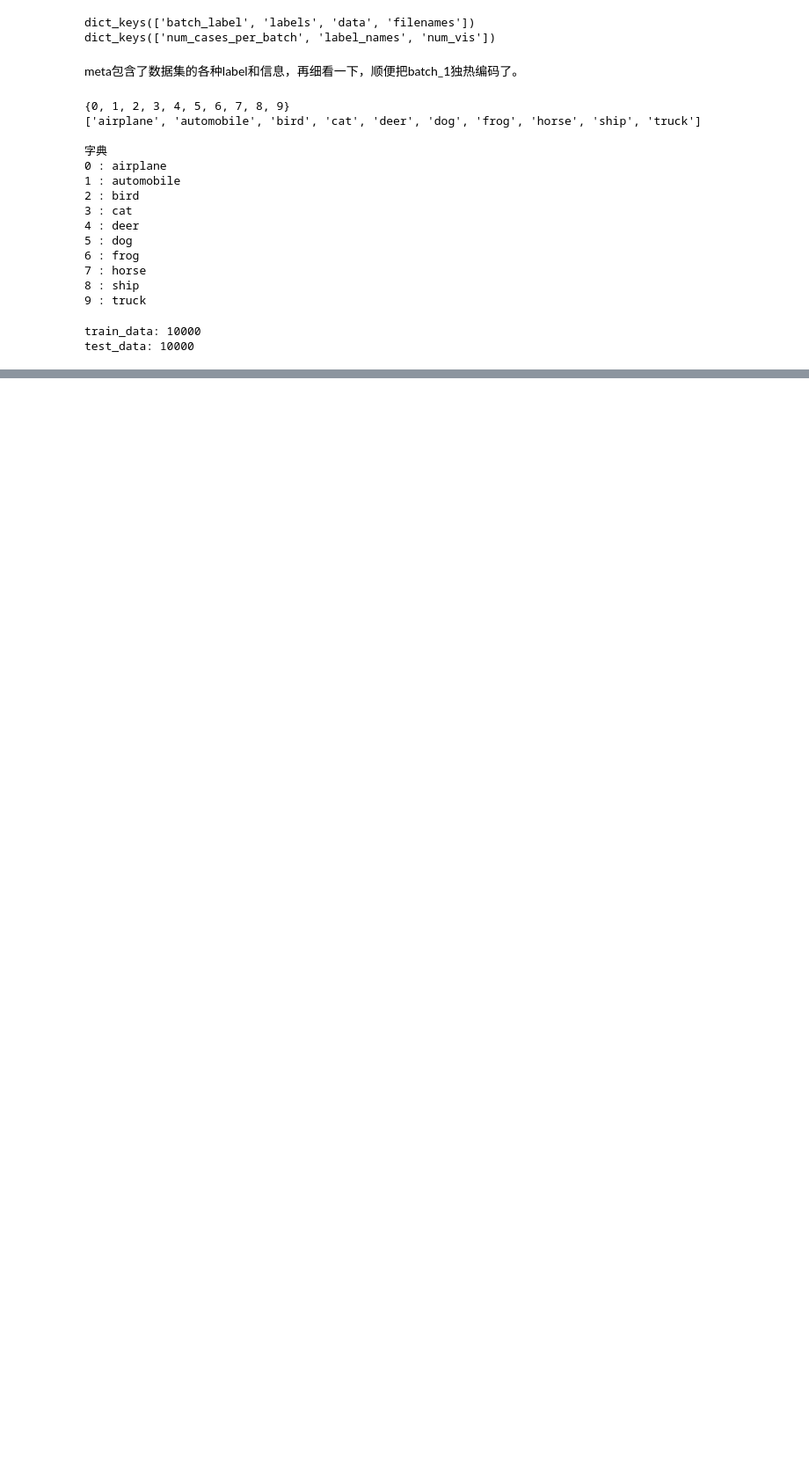
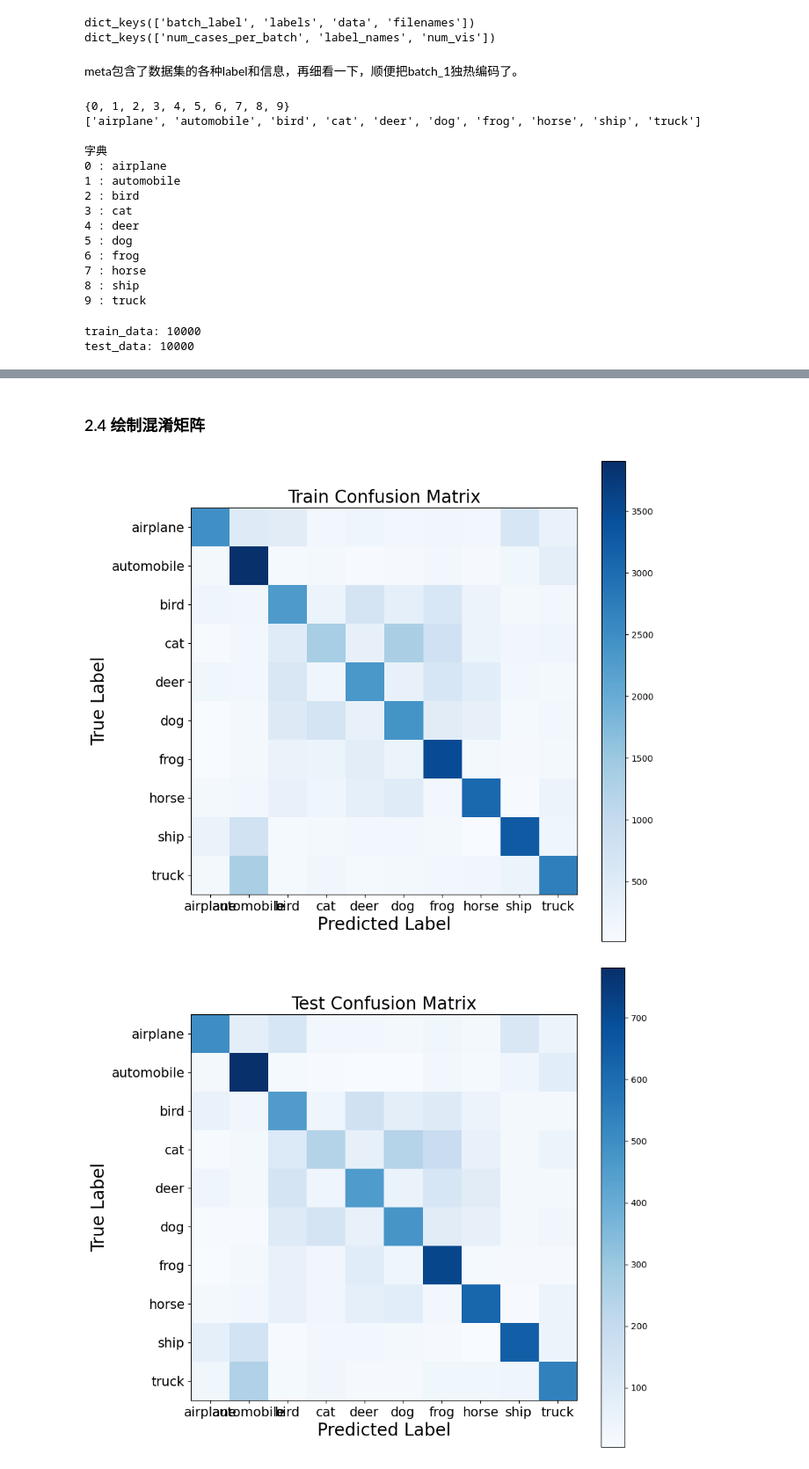
Before and after one commit to Hyr1sky/Neural-Network---Deep-Learning, a Jupyter notebook: Assignment1/CIFAR-10(MLP).ipynb, the cells around one changed output, grey strips where cells are left out. Shown: that part at 88% size. Cells and saved outputs as stored; diff of their text form; code cells hidden in the pictures; blank space fills up the shorter version.

```diff
--- a/Assignment1/CIFAR-10(MLP).ipynb
+++ b/Assignment1/CIFAR-10(MLP).ipynb
@@ -80,0 +327,17 @@ test_data: 10000
+# %%
+# 测试
+test(model, test_loader)
+# 输出预测结果
+for X in test_loader:
+    inputs, labels = X
+    if cuda:
+        inputs, labels = inputs.cuda(), labels.cuda()
+    inputs = inputs.view(inputs.size(0), -1)
+    outputs = model(inputs)
+    _, predicted = torch.max(outputs, 1)
+    # 输出图片
+    print('预测结果：')
+    print(predicted)
+    print('真实结果：')
+    print(labels)
+    break
@@ -80,0 +440,40 @@ test_data: 10000
+# %% [markdown]
+### 2.4 绘制混淆矩阵
+# %%
+# 可视化在训练数据和测试数据上的混淆矩阵
+train_confusion_matrix = torch.zeros(NUM_CLASSES, NUM_CLASSES)
+test_confusion_matrix = torch.zeros(NUM_CLASSES, NUM_CLASSES)
+
+def plot_confusion_matrix(cm, classes, title='Confusion Matrix', cmap=plt.cm.Blues):
+    plt.figure(figsize=(10, 10))
+    plt.imshow(cm, interpolation='nearest', cmap=cmap)
+    plt.title(title, fontsize=20)
+    plt.colorbar()
+    tick_marks = np.arange(len(classes))
+    plt.xticks(tick_marks, classes, fontsize=15)
+    plt.yticks(tick_marks, classes, fontsize=15)
+    plt.xlabel('Predicted Label', fontsize=20)
+    plt.ylabel('True Label', fontsize=20)
+    plt.show()
+
+def get_confusion_matrix(model, loader, confusion_matrix):
+    model.eval()
+    for data in loader:
+        inputs, labels = data
+        if cuda:
+            inputs, labels = inputs.cuda(), labels.cuda()
+        inputs = inputs.view(inputs.size(0), -1)
+        outputs = model(inputs)
+        _, predicted = torch.max(outputs, 1)
+        for i in range(len(labels)):
+            confusion_matrix[labels[i], predicted[i]] += 1
+    return confusion_matrix
+
+train_confusion_matrix = get_confusion_matrix(model, train_loader, train_confusion_matrix)
+test_confusion_matrix = get_confusion_matrix(model, test_loader, test_confusion_matrix)
+
+plot_confusion_matrix(train_confusion_matrix.numpy(), label_names, title='Train Confusion Matrix')
+plot_confusion_matrix(test_confusion_matrix.numpy(), label_names, title='Test Confusion Matrix')
+# %% [output]
+[figure, added]
+[figure, added]
```
Also changed, not shown: parts of 21 cells of this notebook, 20 other files.
